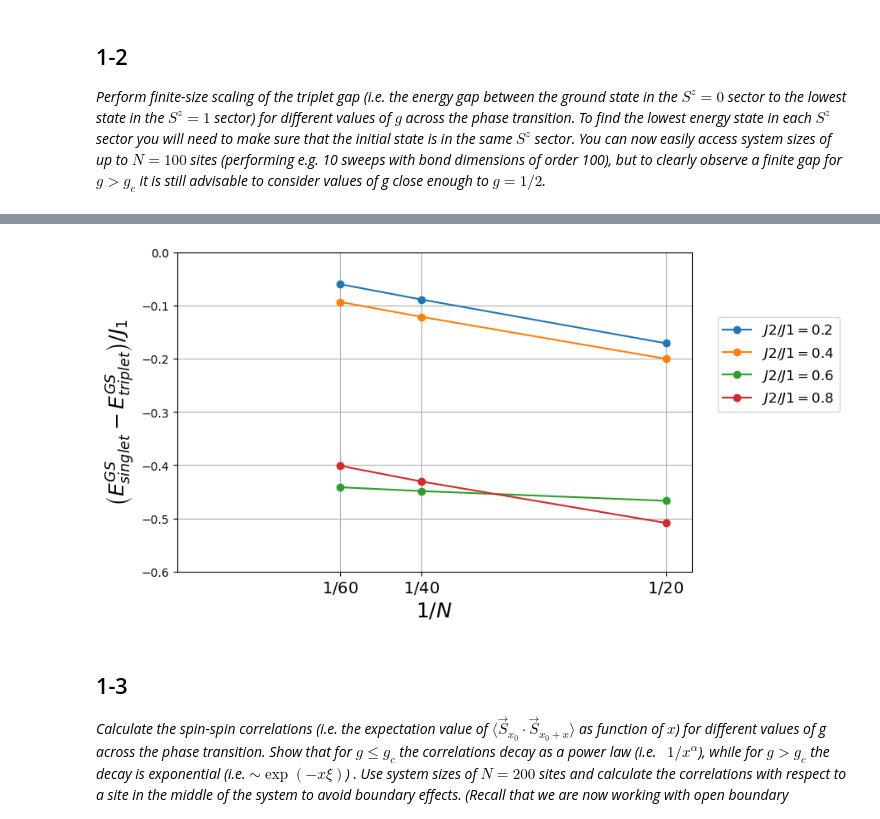
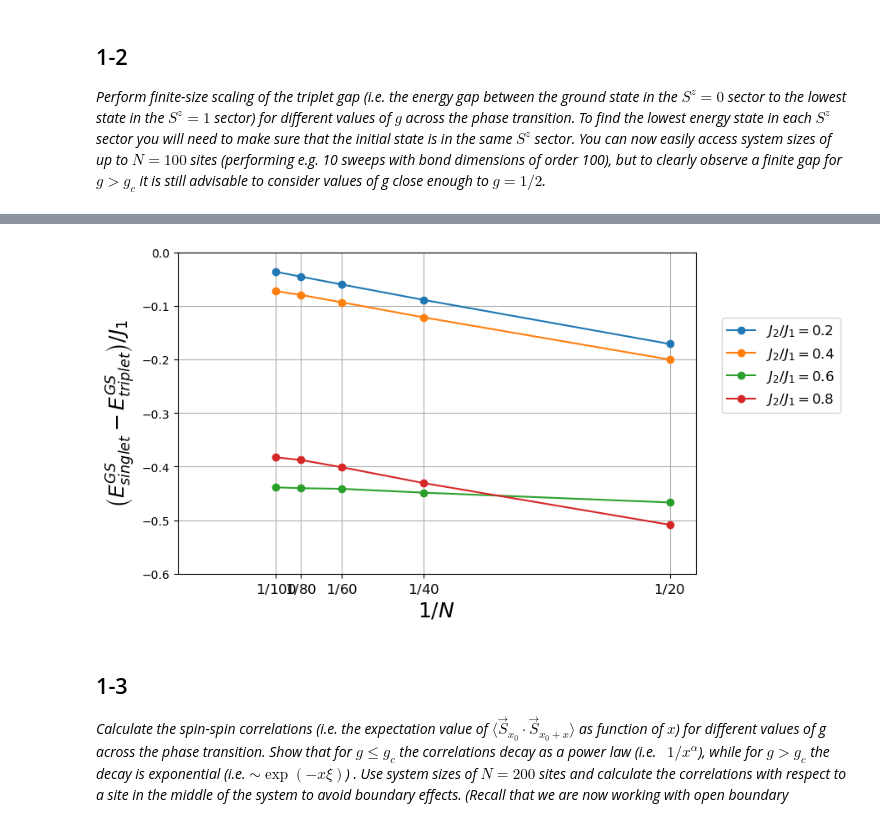
Before and after one commit to NOAMOPH/Computational-Methods-for-Many-Body-Physics, a Jupyter notebook: ProblemSets/PS03.ipynb, the cells around one changed output, grey strips where cells are left out. Drawn from its saved outputs; the diff is of its cells as text; code cells hidden in the pictures.

```diff
--- a/ProblemSets/PS03.ipynb
+++ b/ProblemSets/PS03.ipynb
@@ -83,7 +83,7 @@ MPO
 ## 1-2
 *Perform finite-size scaling of the triplet gap (i.e. the energy gap between the ground state in the $S^z = 0$ sector to the lowest state in the $S^z = 1$ sector) for different values of $g$ across the phase transition. To find the lowest energy state in each $S^z$ sector you will need to make sure that the initial state is in the same $S^z$ sector. You can now easily access system sizes of up to $N = 100$ sites (performing e.g. 10 sweeps with bond dimensions of order 100), but to clearly observe a finite gap for $g > g_c$ it is still advisable to consider values of g close enough to $g = 1/2$.*
 # %%
-Ns = 20:20:60
+Ns = 20:20:100
 gs = [0.2, 0.4, 0.6, 0.8]
 E_singlet = zeros(length(Ns),length(gs))
 E_triplet = zeros(length(Ns),length(gs))
@@ -127,22 +109,23 @@ After sweep 10 energy=-22.709455491439037  maxlinkdim=100 maxerr=2.62E-10 time=1
 # %%
 fig,ax = subplots(figsize=(8,5))
-for i in 1:length(J2s)
-    ax.plot(1 ./Ns,E_singlet[:,i]-E_triplet[:,i],"-o",label=L"J2/J1="*string(J2s[i])*"")
+for i in 1:length(gs)
+    ax.plot(1 ./Ns,E_singlet[:,i]-E_triplet[:,i],"-o",label=L"$J_2/J_1=$"*string(gs[i]))
 end
 # ax.set_xlim([0,1])
 # ax.set_xscale("log")
 ax.legend(loc=(1.05,0.5),fontsize=12)
 ax.set_xlabel(L"$1/N$", fontsize=18)
 ax.set_xticks(1 ./Ns)
-ax.set_xticklabels([L"1/" * string(N) for N in Ns], fontsize=14)
+ax.set_xticklabels([L"1/" * string(N) for N in Ns ], fontsize=12)
 ax.set_ylabel(L"\left(E^{GS}_{singlet}-E^{GS}_{triplet}\right)/J_1",fontsize=18)
 ax.set_xlim([0,1/19])
 ax.set_ylim([-0.6,0])
+# ax.set_xscale("log")
 ax.grid()
 
 gcf()
 # %% [output]
-[figure, old version]
+[figure, new version]
 # %% [markdown]
 ## 1-3
 *Calculate the spin-spin correlations (i.e. the expectation value of $\langle\vec{S}_{x_0} \cdot \vec{S}_{x_0+x} \rangle$ as function of $x$) for different values of g across the phase transition. Show that for $g\leq g_c$ the correlations decay as a power law (i.e.  $1/x^\alpha$), while for $g > g_c$ the decay is exponential (i.e. $\sim\exp(-x\xi)$) . Use system sizes of $N = 200$ sites and calculate the correlations with respect to a site in the middle of the system to avoid boundary effects. (Recall that we are now working with open boundary conditions as opposed to all the calculations we performed using Exact Diagonalization.) For $g\leq g_c$ calculate the exponent $\alpha$, and for $g > g_c$ obtain the correlation length $\xi$. Note: to obtain the spin-spin correlations you can use the built in ITensor function `correlation matrix(psi,"Sz","Sz")` that calculates the full correlation matrix $\langle \psi|S^z_i S^z_j|\psi \rangle$ for every pair of sites $(i,j)$ in the system.*
```
Also changed, not shown: parts of 5 cells of this notebook, 4 other files.
